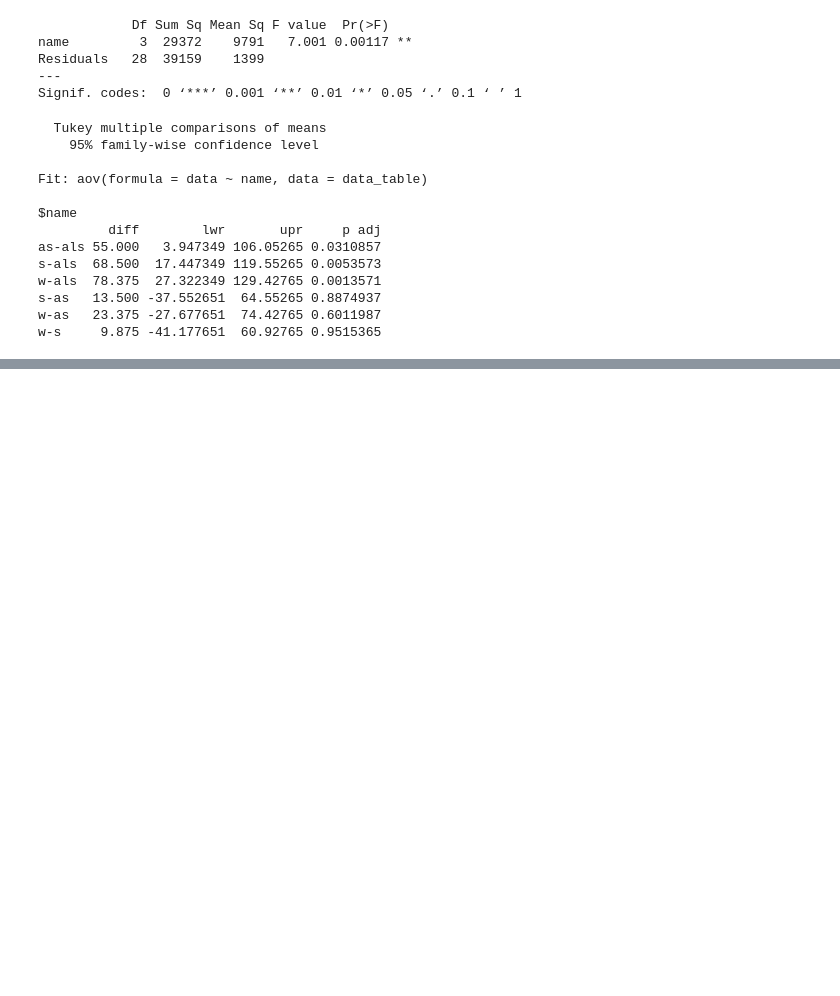
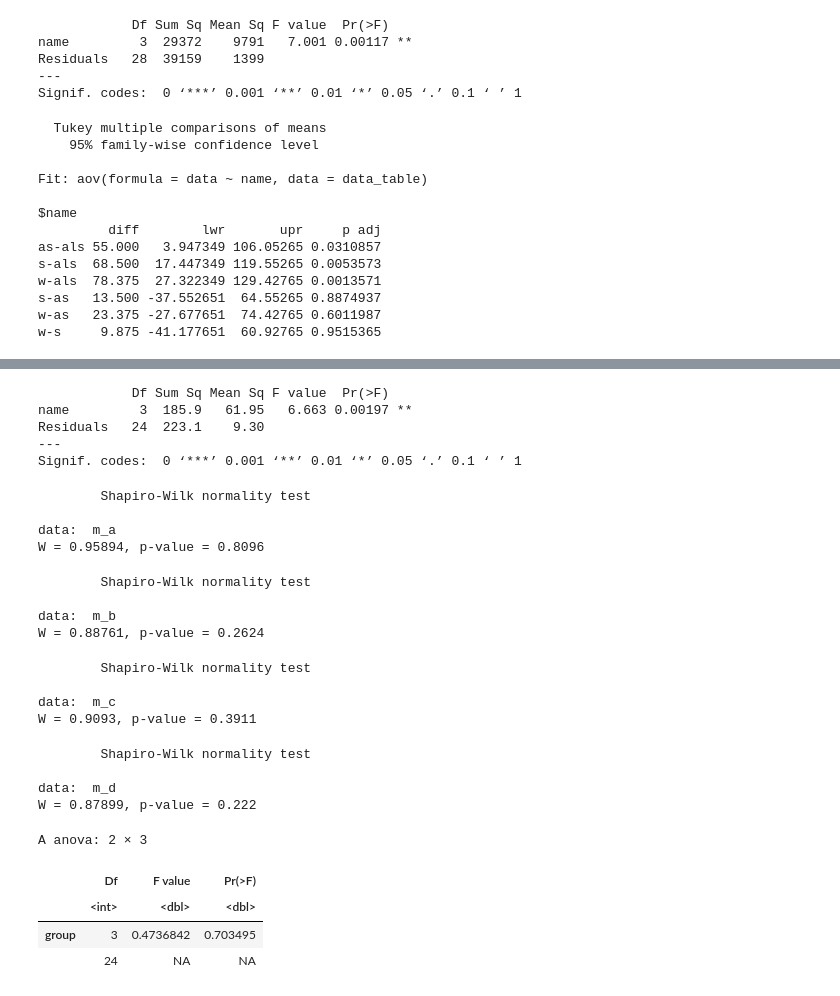
Before and after one commit to tontantip/DADS6001-Applied-statistics, a Jupyter notebook: in class/anova.ipynb, the cells around one changed output, grey strips where cells are left out. Drawn from its saved outputs; the diff is of its cells as text; code cells hidden in the pictures; blank space fills up the shorter version.

```diff
--- a/in class/anova.ipynb
+++ b/in class/anova.ipynb
@@ -1372,0 +1446,57 @@ w-s     9.875 -41.177651  60.92765 0.9515365
+# %%
+m_a <- c(14,12,10,10,9,6,5)
+m_b <- c(17,15,12,9,9,7,7)
+m_c <- c(14,11,10,10,8,7,7)
+m_d <- c(8,6,5,4,2,2,2)
+
+name <- factor(c(rep("m_a",length(m_a)),rep("m_b",length(m_b)),rep("m_c",length(m_c)),rep("m_d",length(m_d))))
+score <- c(m_a,m_b,m_c,m_d)
+data_table <- data.frame(name,score)
+anova_model <- aov(score ~ name)
+summary(anova_model)
+# %% [output]
+            Df Sum Sq Mean Sq F value  Pr(>F)
+name         3  185.9   61.95   6.663 0.00197 **
+Residuals   24  223.1    9.30
+---
+Signif. codes:  0 ‘***’ 0.001 ‘**’ 0.01 ‘*’ 0.05 ‘.’ 0.1 ‘ ’ 1
+# %%
+m_a <- c(14,12,10,10,9,6,5)
+m_b <- c(17,15,12,9,9,7,7)
+m_c <- c(14,11,10,10,8,7,7)
+m_d <- c(8,6,5,4,2,2,2)
+
+name <- factor(c(rep("m_a",length(m_a)),rep("m_b",length(m_b)),rep("m_c",length(m_c)),rep("m_d",length(m_d))))
+score <- c(m_a,m_b,m_c,m_d)
+data_table <- data.frame(name,score)
+anova_model <- aov(score ~ name)
+## normality test
+shapiro.test(m_a)
+shapiro.test(m_b)
+shapiro.test(m_c)
+shapiro.test(m_d)
+## variance test
+library(car)
+leveneTest(anova_model)
+# %% [output]
+        Shapiro-Wilk normality test
+
+data:  m_a
+W = 0.95894, p-value = 0.8096
+        Shapiro-Wilk normality test
+
+data:  m_b
+W = 0.88761, p-value = 0.2624
+        Shapiro-Wilk normality test
+
+data:  m_c
+W = 0.9093, p-value = 0.3911
+        Shapiro-Wilk normality test
+
+data:  m_d
+W = 0.87899, p-value = 0.222
+A anova: 2 × 3
+|  | Df | F value | Pr(>F) |
+|  | <int> | <dbl> | <dbl> |
+| group | 3 | 0.4736842 | 0.703495 |
+|  | 24 | NA | NA |
```
Also changed, not shown: parts of 6 cells of this notebook.
